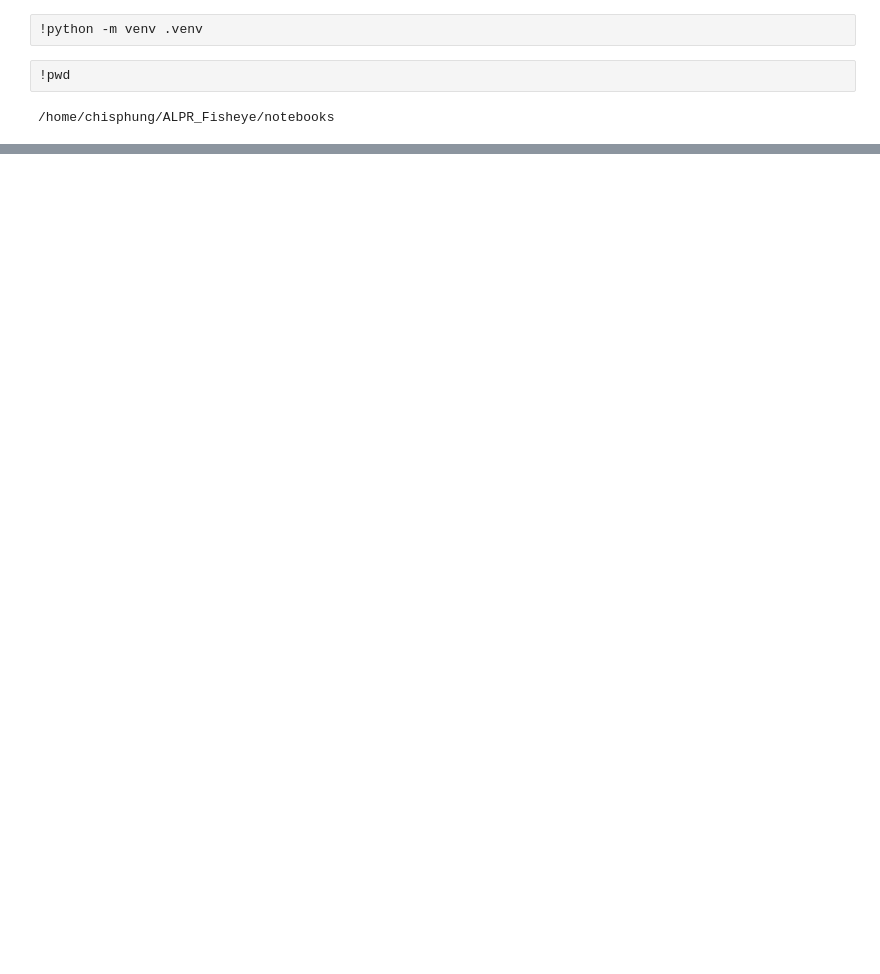
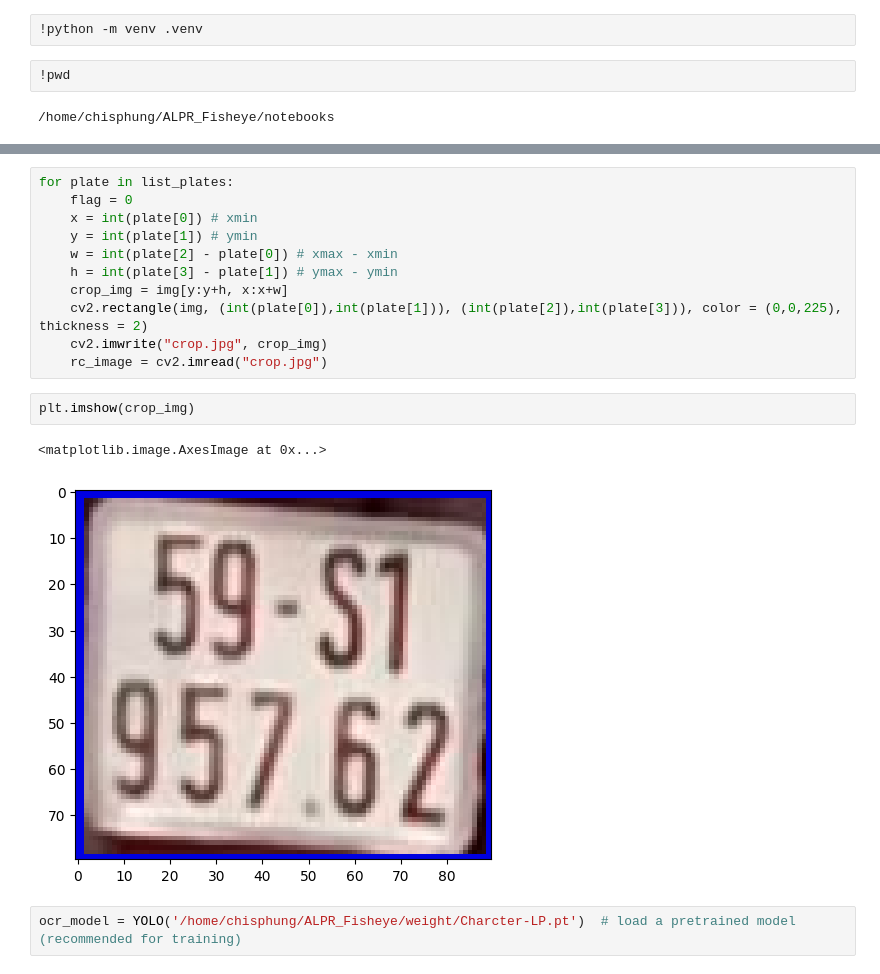
Before and after one commit to chisphung/ALPT_Fisheye, a Jupyter notebook: notebooks/yolov11x.ipynb, the cells around one changed output, grey strips where cells are left out. Cells and saved outputs as stored; diff of their text form; blank space fills up the shorter version.

```diff
--- a/notebooks/yolov11x.ipynb
+++ b/notebooks/yolov11x.ipynb
@@ -59,0 +47,18 @@ KeyboardInterrupt:
+# %%
+for plate in list_plates:
+    flag = 0
+    x = int(plate[0]) # xmin
+    y = int(plate[1]) # ymin
+    w = int(plate[2] - plate[0]) # xmax - xmin
+    h = int(plate[3] - plate[1]) # ymax - ymin
+    crop_img = img[y:y+h, x:x+w]
+    cv2.rectangle(img, (int(plate[0]),int(plate[1])), (int(plate[2]),int(plate[3])), color = (0,0,225), thickness = 2)
+    cv2.imwrite("crop.jpg", crop_img)
+    rc_image = cv2.imread("crop.jpg")
+# %%
+plt.imshow(crop_img)
+# %% [output]
+<matplotlib.image.AxesImage at 0x...>
+[figure, added]
+# %%
+ocr_model = YOLO('/home/chisphung/ALPR_Fisheye/weight/Charcter-LP.pt')  # load a pretrained model (recommended for training)
```
Also changed, not shown: parts of 17 cells of this notebook, 8 other files.
